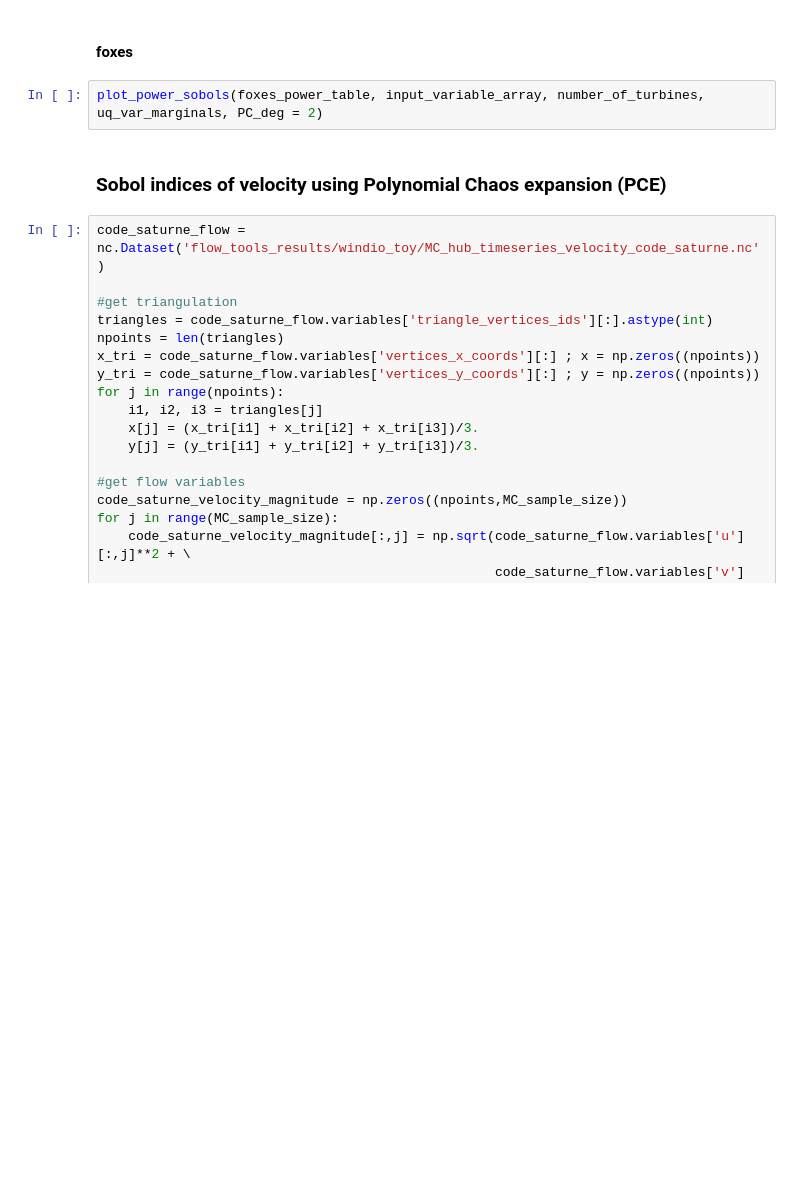
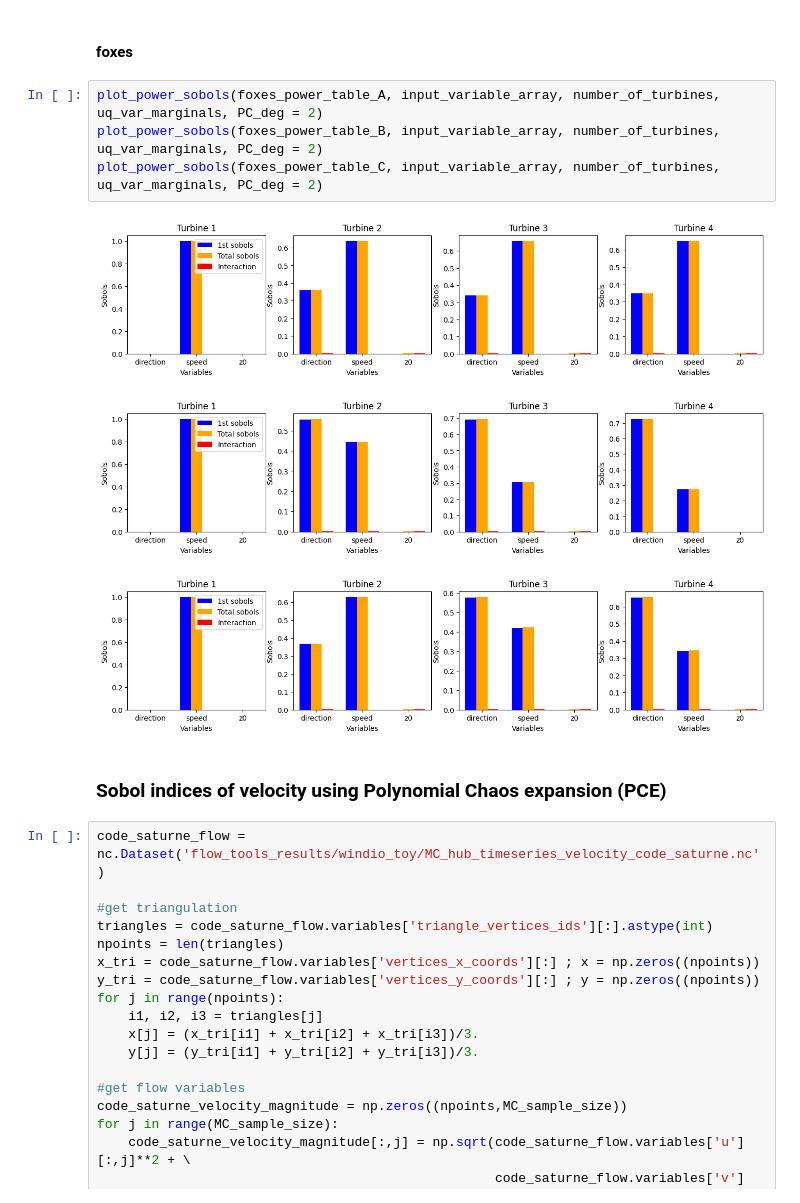
Before and after one commit to bjarketol/WIFA, a Jupyter notebook: vnv/uq_validation/foxes_test_power.ipynb, the cells around one changed output. Drawn from its saved outputs; the diff is of its cells as text; blank space fills up the shorter version.

```diff
--- a/vnv/uq_validation/foxes_test_power.ipynb
+++ b/vnv/uq_validation/foxes_test_power.ipynb
@@ -261,7 +262,13 @@ plot_power_sobols(pywake_power_table, input_variable_array, number_of_turbines,
 # %% [markdown]
 #### foxes
 # %%
-plot_power_sobols(foxes_power_table, input_variable_array, number_of_turbines, uq_var_marginals, PC_deg = 2)
+plot_power_sobols(foxes_power_table_A, input_variable_array, number_of_turbines, uq_var_marginals, PC_deg = 2)
+plot_power_sobols(foxes_power_table_B, input_variable_array, number_of_turbines, uq_var_marginals, PC_deg = 2)
+plot_power_sobols(foxes_power_table_C, input_variable_array, number_of_turbines, uq_var_marginals, PC_deg = 2)
+# %% [output]
+[figure, added]
+[figure, added]
+[figure, added]
 # %% [markdown]
 ### Sobol indices of velocity using Polynomial Chaos expansion (PCE)
 # %%
```
Also changed, not shown: parts of 5 cells of this notebook.
